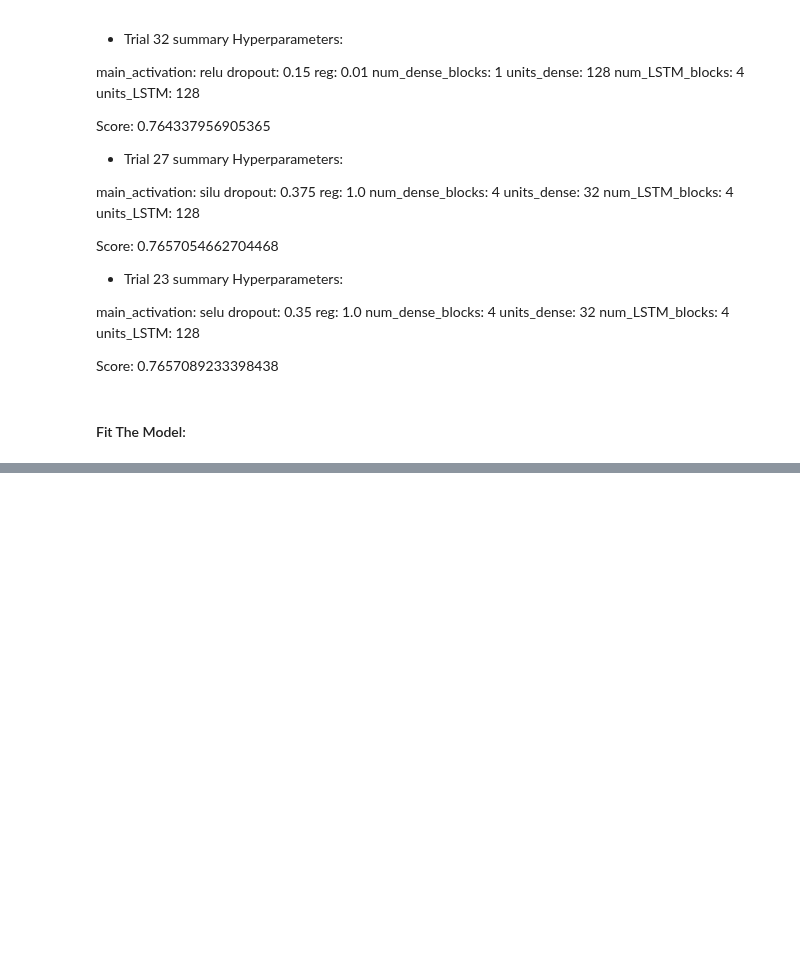
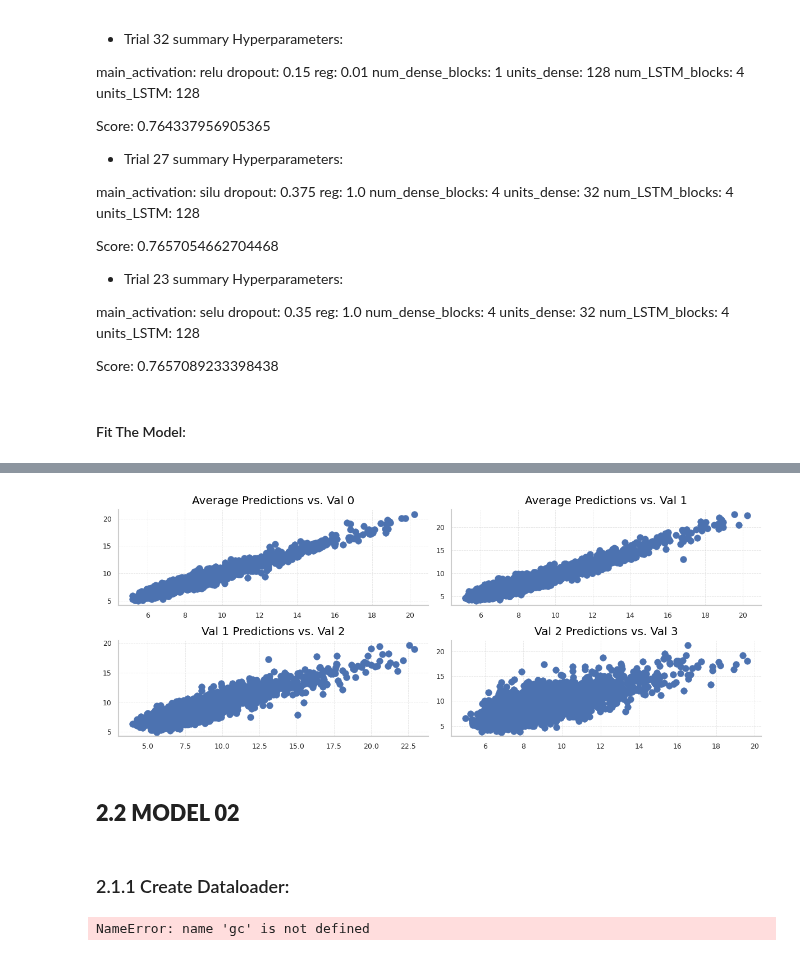
Before and after one commit to fabriziobasso/Colab_backup, a Jupyter notebook: File_00_NN.ipynb, the cells around one changed output, grey strips where cells are left out. Saved outputs shown, nothing was run; the diff lists cells and outputs as text; code cells hidden in the pictures; blank space fills up the shorter version.

```diff
--- a/File_00_NN.ipynb
+++ b/File_00_NN.ipynb
@@ -970,18 +978,20 @@ def run_experiment(X_train, X_test, model_constructor, best_params, split=val_se
     test_dataset = dataframe_to_dataset(X_test, batch_size=batch_size, shuffle=False)
 
     ##################################################################### Relevant Folders
-    folders_experiment = f"/content/drive/MyDrive/Exercises/Studies_Structured_Data/Models/Glucose/{experiment_name}/"
+    folders_experiment = f"/content/drive/MyDrive/Exercises/Studies_Structured_Data/Models/Glucose/{experiment_name}_{i}/"
     ##################################################################### Generate and Fit Model
     # Callbacks:
     checkpoint_filepath = folders_experiment + f'checkpoint/{experiment_name}.weights.h5'
 
     # Generate the Model:
-    model = model_constructor(name=experiment_name, learning_rate = learning_rate, **best_params)
+    model = model_constructor(vocabulary=vocabulary,
+                              lr = learning_rate,
+                              **best_params)
 
     print("Start training the model...")
     history = model.fit(train_dataset,
                         epochs=num_epochs,
-                        callbacks=[keras.callbacks.EarlyStopping(monitor='val_rmse', patience=21, mode="min",
+                        callbacks=[keras.callbacks.EarlyStopping(monitor='val_rmse', patience=17, mode="min",
                                                   start_from_epoch=5,restore_best_weights=True),
                                    keras.callbacks.ModelCheckpoint(filepath=checkpoint_filepath,
                                                     save_weights_only=True,
@@ -1006,10 +1016,16 @@ def run_experiment(X_train, X_test, model_constructor, best_params, split=val_se
     rmse_score = root_mean_squared_error(val_y, oof_res)
 
     val_pred = target_scaler.inverse_transform(oof_res)
-    real_val_y = target_scaler.inverse_transform(val_y)
+    real_val_y = target_scaler.inverse_transform(val_y.values.reshape(-1,1))
     test_pred_real = target_scaler.inverse_transform(test_pred)
 
     rmse_score_original = root_mean_squared_error(real_val_y, val_pred)
+
+    fig, axs = plt.subplots(1,1, figsize=(10,4))
+    axs.scatter(val_pred, real_val_y)
+    axs.set_title(f"Out-of-Fold RMSE Score: {round(rmse_score, 3)}%")
+    plt.tight_layout()
+    plt.show()
 
     print(f"Out-of-Fold RMSE Score Rebased: {round(rmse_score, 3)}%")
     print(f"Out-of-Fold RMSE Score Original: {round(rmse_score_original, 3)}%")
@@ -1024,8 +1040,6 @@ def run_experiment(X_train, X_test, model_constructor, best_params, split=val_se
     gc.collect()
 
   ##################################################################### Create Model Output
-  test_results_df.loc[:,i] = test_predictions
-
   print(f"All Valuation RMSE: {all_rmse}")
 
   return test_results_df
@@ -1168,4 +1153,4 @@ Score: 0.7657089233398438
 #### Fit The Model:
 # %%
 #best_params = tuner.get_best_hyperparameters(1)[0].values
-best_params = {'main_activation': 'relu', 'dropout': 0.15, 'reg': 0.01, 'num_dense_blocks': 1, 'units_dense': 128, 'num_LSTM_blocks': 4, 'units_LSTM': 128}
+best_params = {'activation': 'relu', 'dropout': 0.15, 'reg': 0.01, "dense_layers":[128], "LSTM_layers":[128,128,128,128]}
@@ -1180,4 +1157,4 @@ best_params = {'main_activation': 'relu', 'dropout': 0.15, 'reg': 0.01, 'num_den
 # %%
-test_results_df = run_experiment(X_train, X_test, model_constructor, best_params, split=val_sets,
+test_results_df = run_experiment(X_train, X_test, create_model_v0, best_params, split=val_sets,
                                  experiment_name="baseline_nn", rs=42, target="bg+1:00",
-                                 batch_size=125, num_epochs=200, learning_rate=0.001, target_scaler=target_scaler):
+                                 batch_size=256, num_epochs=200, learning_rate=0.0005)
@@ -1183,0 +1163,3 @@ test_results_df = run_experiment(X_train, X_test, model_constructor, best_params
+# %%
+test_results_df["average"] = test_results_df.mean(axis=1)
+test_results_df
@@ -1183,0 +1181,28 @@ test_results_df = run_experiment(X_train, X_test, model_constructor, best_params
+# %%
+fig, axs = plt.subplots(2,2, figsize=(10,4))
+axs = np.ravel(axs)
+
+axs[0].scatter(test_results_df["average"], test_results_df[0])
+axs[0].set_title("Average Predictions vs. Val 0")
+
+axs[1].scatter(test_results_df["average"], test_results_df[1])
+axs[1].set_title("Average Predictions vs. Val 1")
+
+axs[2].scatter(test_results_df[1], test_results_df[2])
+axs[2].set_title("Val 1 Predictions vs. Val 2")
+
+axs[3].scatter(test_results_df[2], test_results_df[3])
+axs[3].set_title("Val 2 Predictions vs. Val 3")
+
+plt.tight_layout()
+plt.show()
+# %% [output]
+[figure, added]
+# %% [markdown]
+## **2.2 MODEL 02**
+# %% [markdown]
+### 2.1.1 Create Dataloader:
+# %%
+gc.collect()
+# %% [output]
+NameError: name 'gc' is not defined
```
Also changed, not shown: parts of 59 cells of this notebook.
